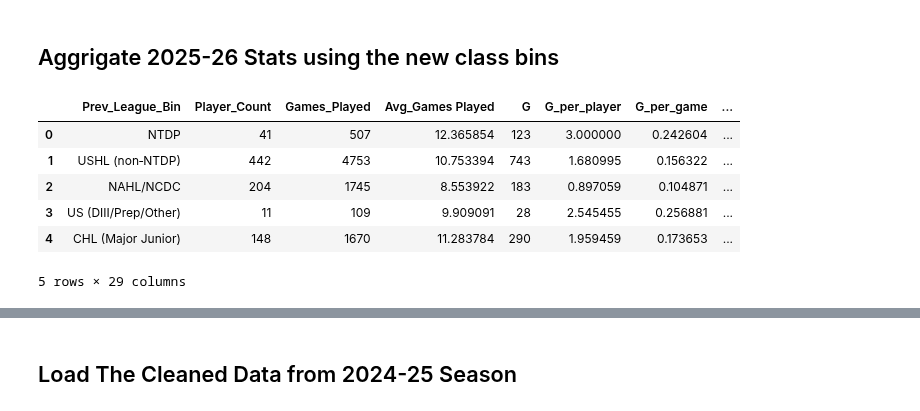
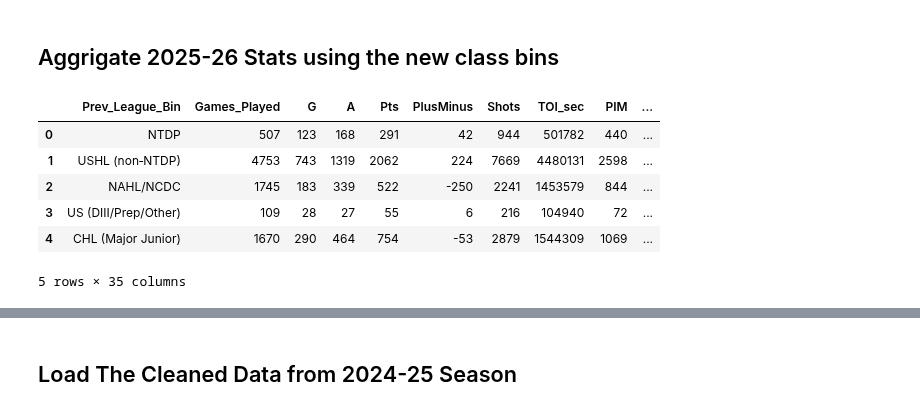
Before and after one commit to JSmith1826/college_hockey_2526, a Jupyter notebook: workbook/visualization_scripts/scoring_by_player_origin.ipynb, the cells around one changed output, grey strips where cells are left out. Cells and saved outputs as stored; diff of their text form; code cells hidden in the pictures.

```diff
--- a/workbook/visualization_scripts/scoring_by_player_origin.ipynb
+++ b/workbook/visualization_scripts/scoring_by_player_origin.ipynb
@@ -589,53 +623,53 @@ agg_stats = {
     "PIM": "sum",
 }
 agg_df = df.groupby("Prev_League_Bin").agg(agg_stats).reset_index()
 
 # Count players in each bin, aligned to agg_df's order
 agg_df["Player_Count"] = (
     df["Prev_League_Bin"]
       .value_counts()
       .reindex(agg_df["Prev_League_Bin"])
       .astype(int)
       .values
 )
 
 # Average games played per player
 agg_df["Avg_Games Played"] = agg_df["Games_Played"] / agg_df["Player_Count"]
 
 # Per-player stats
 for stat in agg_stats.keys():
     agg_df[f"{stat}_per_player"] = agg_df[stat] / agg_df["Player_Count"]
 
 # Per-game stats
 for stat in agg_stats.keys():
-    agg_df[f"{stat}_per_game"] = agg_df[stat] / agg_df["Games_Played"]
+    agg_df[f"{stat}_per_player_game"] = agg_df[stat] / agg_df["Games_Played"]
 
 # Per-60 minutes stats
 for stat in agg_stats.keys():
     agg_df[f"{stat}_per_60min"] = (agg_df[stat] / agg_df["TOI_sec"]) * 3600
 
-# (optional) reorder columns if you like
-cols_order = [
-    "Prev_League_Bin", "Player_Count", "Games_Played", "Avg_Games Played",
-    "G", "G_per_player", "G_per_game", "G_per_60min",
-    "A", "A_per_player", "A_per_game", "A_per_60min",
-    "Pts", "Pts_per_player", "Pts_per_game", "Pts_per_60min",
-    "PlusMinus", "PlusMinus_per_player", "PlusMinus_per_game", "PlusMinus_per_60min",
-    "Shots", "Shots_per_player", "Shots_per_game", "Shots_per_60min",
-    "TOI_sec",
-    "PIM",  "PIM_per_player", "PIM_per_game", "PIM_per_60min"
-]
+# # (optional) reorder columns if you like
+# cols_order = [
+#     "Prev_League_Bin", "Player_Count", "Games_Played", "Avg_Games Played",
+#     "G", "G_per_player", "G_per_game", "G_per_60min",
+#     "A", "A_per_player", "A_per_game", "A_per_60min",
+#     "Pts", "Pts_per_player", "Pts_per_game", "Pts_per_60min",
+#     "PlusMinus", "PlusMinus_per_player", "PlusMinus_per_game", "PlusMinus_per_60min",
+#     "Shots", "Shots_per_player", "Shots_per_game", "Shots_per_60min",
+#     "TOI_sec",
+#     "PIM",  "PIM_per_player", "PIM_per_game", "PIM_per_60min"
+# ]
 
-agg_df = agg_df[cols_order]
+# agg_df = agg_df[cols_order]
 agg_df.head()
 # %% [output]
-|  | Prev_League_Bin | Player_Count | Games_Played | Avg_Games Played | G | G_per_player | G_per_game | ... |
-| 0 | NTDP | 41 | 507 | 12.365854 | 123 | 3.000000 | 0.242604 | ... |
-| 1 | USHL (non‑NTDP) | 442 | 4753 | 10.753394 | 743 | 1.680995 | 0.156322 | ... |
-| 2 | NAHL/NCDC | 204 | 1745 | 8.553922 | 183 | 0.897059 | 0.104871 | ... |
-| 3 | US (DIII/Prep/Other) | 11 | 109 | 9.909091 | 28 | 2.545455 | 0.256881 | ... |
-| 4 | CHL (Major Junior) | 148 | 1670 | 11.283784 | 290 | 1.959459 | 0.173653 | ... |
+|  | Prev_League_Bin | Games_Played | G | A | Pts | PlusMinus | Shots | TOI_sec | PIM | ... |
+| 0 | NTDP | 507 | 123 | 168 | 291 | 42 | 944 | 501782 | 440 | ... |
+| 1 | USHL (non‑NTDP) | 4753 | 743 | 1319 | 2062 | 224 | 7669 | 4480131 | 2598 | ... |
+| 2 | NAHL/NCDC | 1745 | 183 | 339 | 522 | -250 | 2241 | 1453579 | 844 | ... |
+| 3 | US (DIII/Prep/Other) | 109 | 28 | 27 | 55 | 6 | 216 | 104940 | 72 | ... |
+| 4 | CHL (Major Junior) | 1670 | 290 | 464 | 754 | -53 | 2879 | 1544309 | 1069 | ... |
-5 rows × 29 columns
+5 rows × 35 columns
 # %%
 ## Get count of players in each Prev_League_Bin
 player_counts = (df["Prev_League_Bin"]
```
Also changed, not shown: parts of 20 cells of this notebook.
